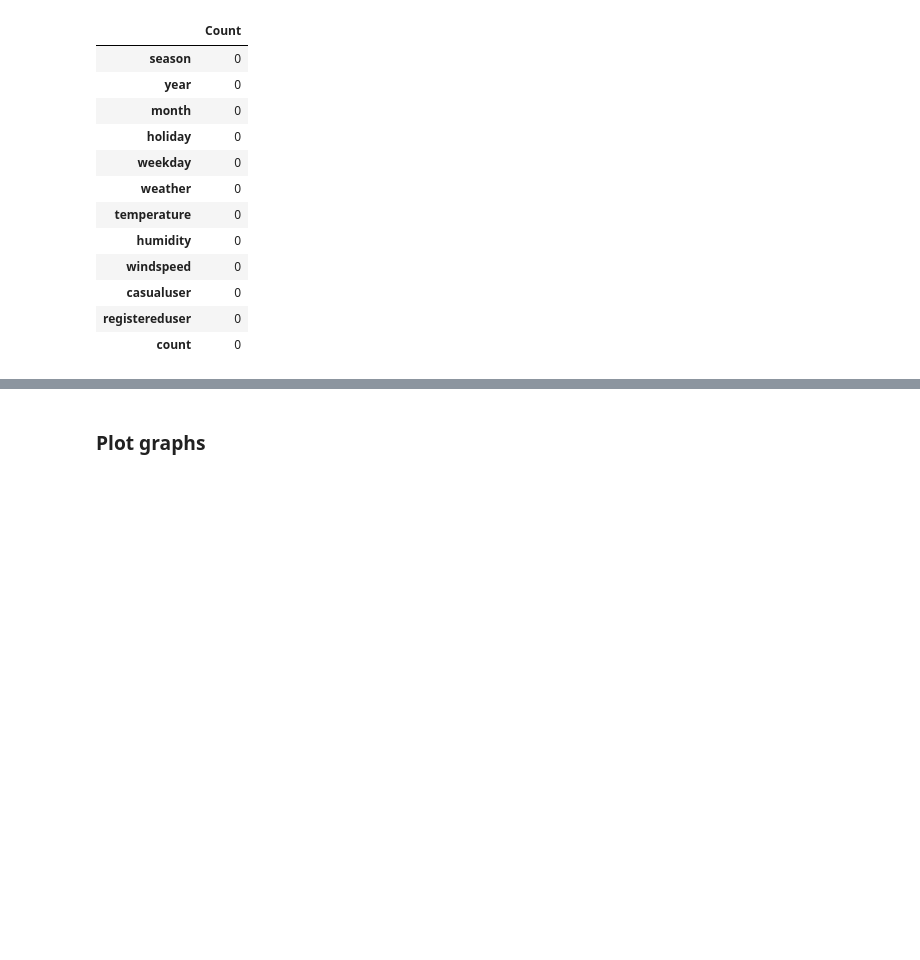
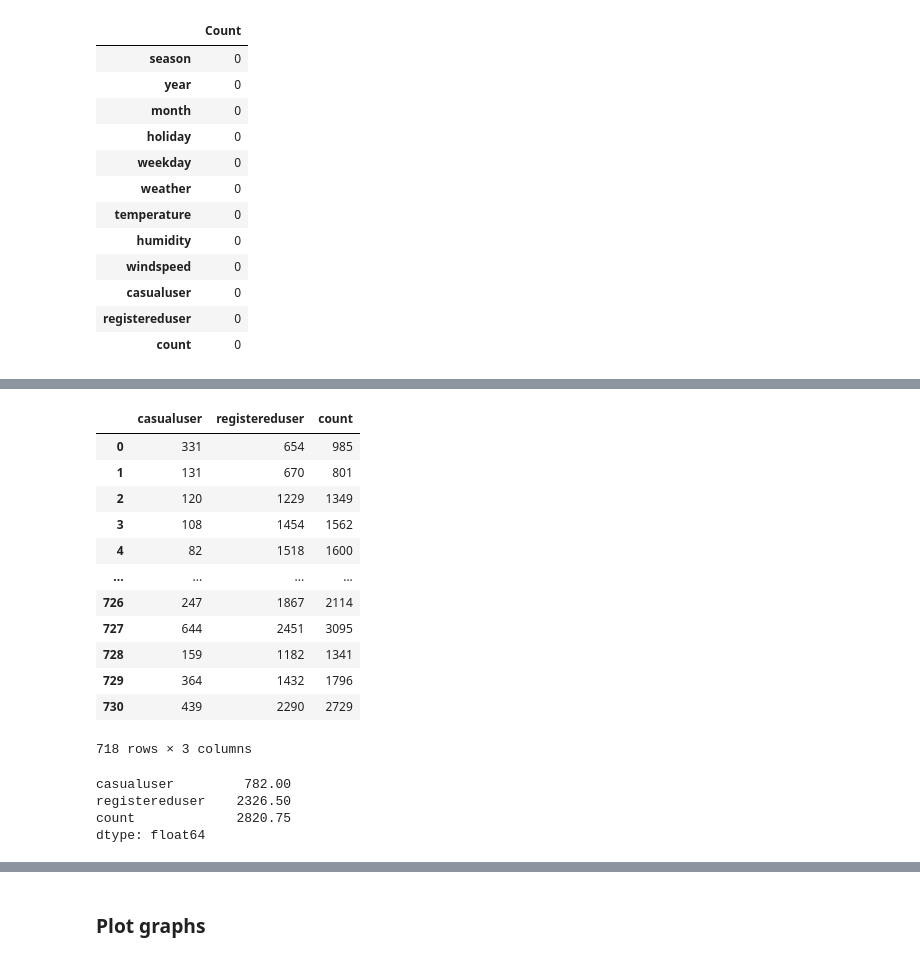
Before and after one commit to lianaling/bike-rental-forecast, a Jupyter notebook: notebooks/1.0 data-preprocessing.ipynb, the cells around one changed output, grey strips where cells are left out. Cells and saved outputs as stored; diff of their text form; code cells hidden in the pictures; blank space fills up the shorter version.

```diff
--- a/notebooks/1.0 data-preprocessing.ipynb
+++ b/notebooks/1.0 data-preprocessing.ipynb
@@ -119,0 +167,27 @@ pd.DataFrame(df_day_data.isnull().sum(), columns=["Count"])
+# %%
+outlier_day = df_day_data[['casualuser', 'registereduser', 'count']].copy(deep=False) # Shallow copy, any changes will affect original df
+outlier_day
+# %% [output]
+|  | casualuser | registereduser | count |
+| 0 | 331 | 654 | 985 |
+| 1 | 131 | 670 | 801 |
+| 2 | 120 | 1229 | 1349 |
+| 3 | 108 | 1454 | 1562 |
+| 4 | 82 | 1518 | 1600 |
+| ... | ... | ... | ... |
+| 726 | 247 | 1867 | 2114 |
+| 727 | 644 | 2451 | 3095 |
+| 728 | 159 | 1182 | 1341 |
+| 729 | 364 | 1432 | 1796 |
+| 730 | 439 | 2290 | 2729 |
+718 rows × 3 columns
+# %%
+Q1 = outlier_day.quantile(0.25)
+Q3 = outlier_day.quantile(0.75)
+IQR = Q3 - Q1
+IQR
+# %% [output]
+casualuser         782.00
+registereduser    2326.50
+count             2820.75
+dtype: float64
```
Also changed, not shown: parts of 19 cells of this notebook, 2 other files.
